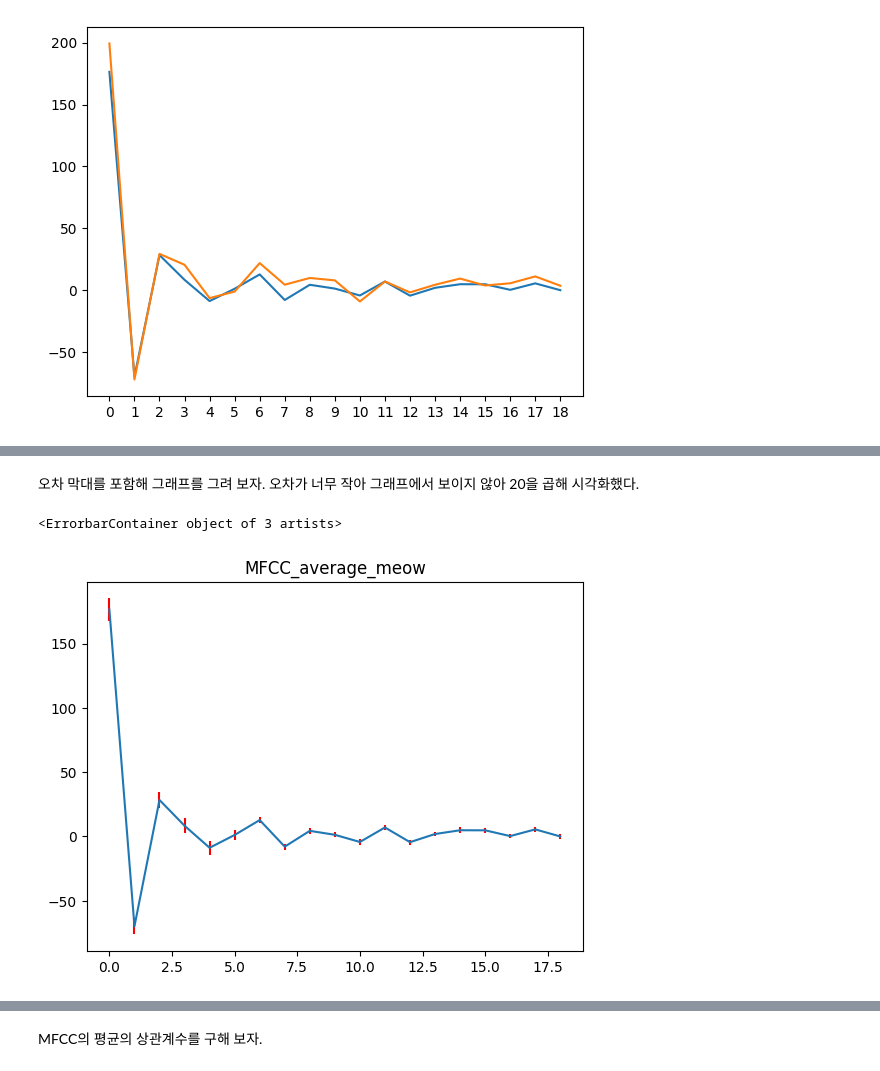
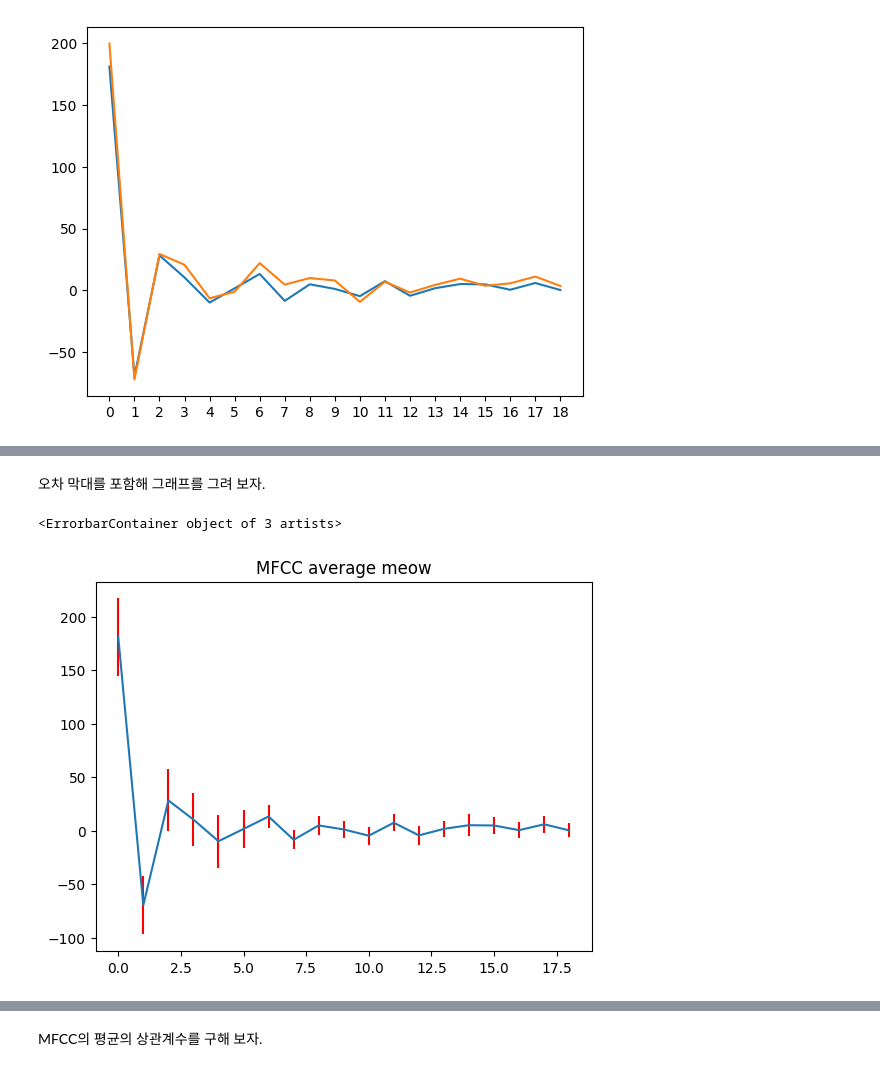
Before and after one commit to lukekim420/catclass, a Jupyter notebook: eda_mid.ipynb, the cells around one changed output, grey strips where cells are left out. Drawn from its saved outputs; the diff is of its cells as text; code cells hidden in the pictures.

```diff
--- a/eda_mid.ipynb
+++ b/eda_mid.ipynb
@@ -381,0 +415,3 @@ df_caterwaul = pd.read_csv("/catclass/augmented_data/structured_data/train/cater
+# %%
+df_meow_new = df_meow[(np.abs(stats.zscore(df_meow))<3).all(axis=1)]
+df_meow_new
@@ -438,10 +535,10 @@ dtype: float64
 # %% [markdown]
-오차 막대를 포함해 그래프를 그려 보자. 오차가 너무 작아 그래프에서 보이지 않아 20을 곱해 시각화했다.
+오차 막대를 포함해 그래프를 그려 보자.
 # %%
 plt.title("MFCC average meow")
-plt.errorbar(x=np.arange(19),y=df_meow.mean(), yerr=20*df_meow.std()/np.sqrt(len(df_meow)),ecolor='r')
+plt.errorbar(x=np.arange(19),y=df_meow_new.mean(), yerr=df_meow_new.std(),ecolor='r')
 # %% [output]
 <ErrorbarContainer object of 3 artists>
-[figure, old version]
+[figure, new version]
 # %%
 plt.title("MFCC average caterwaul")
```
Also changed, not shown: parts of 27 cells of this notebook.
